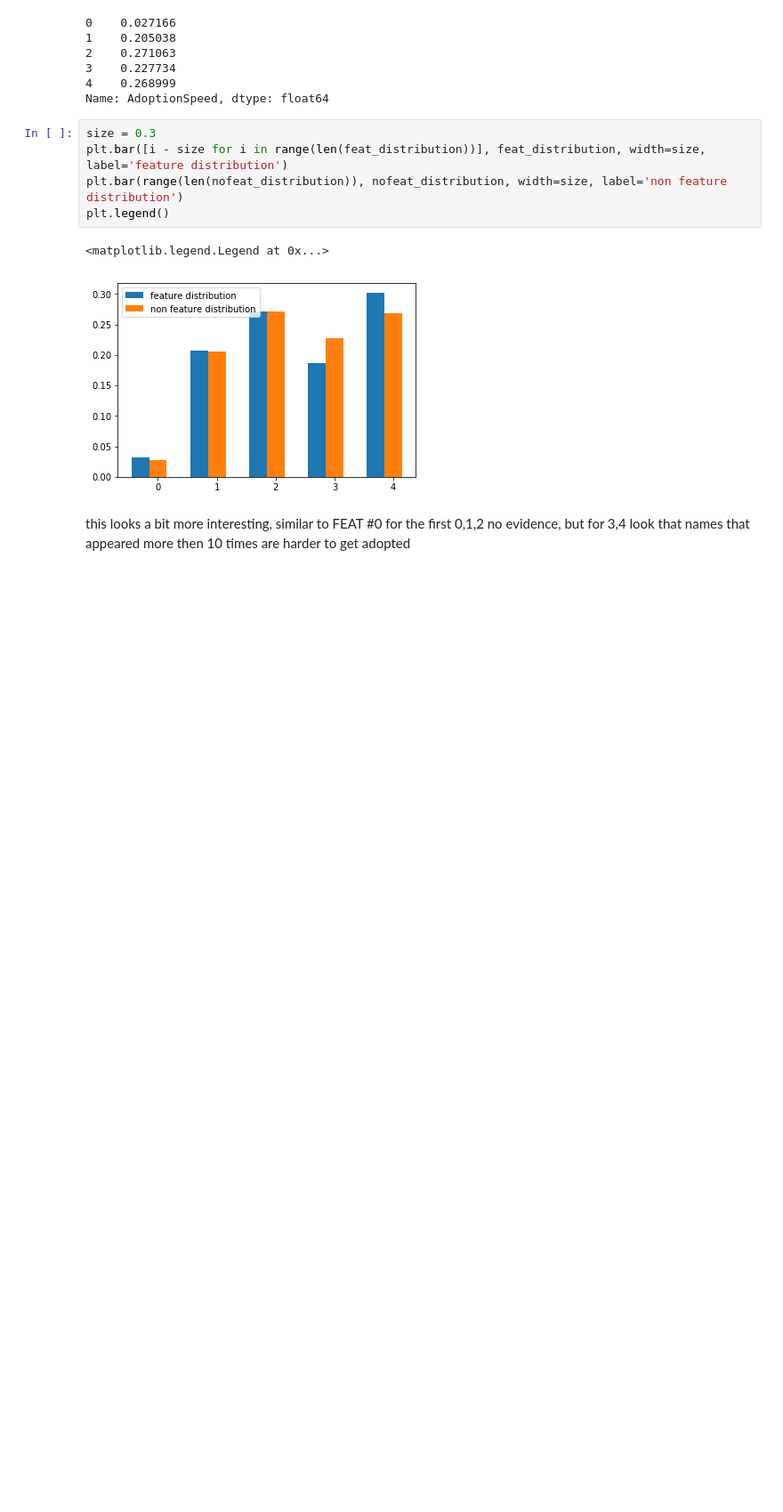
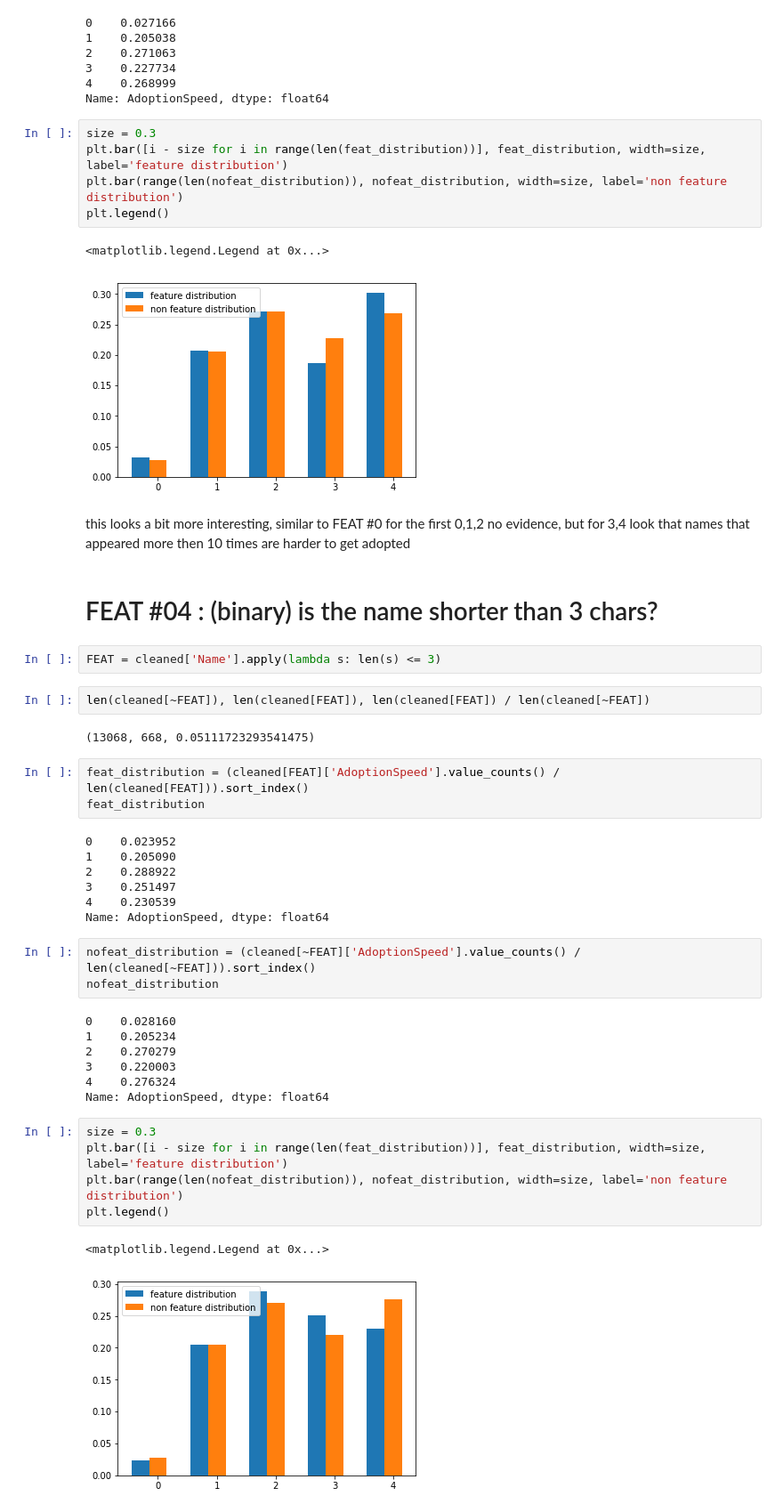
Before and after one commit to SolbiatiAlessandro/kaggle-pets, a Jupyter notebook: features-engineering/NAME_features.ipynb, the cells around one changed output. Shown at 89% size. Saved outputs shown, nothing was run; the diff lists cells and outputs as text; blank space fills up the shorter version.

```diff
--- a/features-engineering/NAME_features.ipynb
+++ b/features-engineering/NAME_features.ipynb
@@ -198,3 +198,39 @@ plt.legend()
 [figure]
 # %% [markdown]
 <p>this looks a bit more interesting, similar to FEAT #0 for the first 0,1,2 no evidence, but for 3,4 look that names that appeared more then 10 times are harder to get adopted</p>
+# %% [markdown]
+<h1>FEAT #04 : (binary) is the name shorter than 3 chars?
+# %%
+FEAT = cleaned['Name'].apply(lambda s: len(s) <= 3)
+# %%
+len(cleaned[~FEAT]), len(cleaned[FEAT]), len(cleaned[FEAT]) / len(cleaned[~FEAT])
+# %% [output]
+(13068, 668, 0.05111723293541475)
+# %%
+feat_distribution = (cleaned[FEAT]['AdoptionSpeed'].value_counts() / len(cleaned[FEAT])).sort_index()
+feat_distribution
+# %% [output]
+0    0.023952
+1    0.205090
+2    0.288922
+3    0.251497
+4    0.230539
+Name: AdoptionSpeed, dtype: float64
+# %%
+nofeat_distribution = (cleaned[~FEAT]['AdoptionSpeed'].value_counts() / len(cleaned[~FEAT])).sort_index()
+nofeat_distribution
+# %% [output]
+0    0.028160
+1    0.205234
+2    0.270279
+3    0.220003
+4    0.276324
+Name: AdoptionSpeed, dtype: float64
+# %%
+size = 0.3
+plt.bar([i - size for i in range(len(feat_distribution))], feat_distribution, width=size, label='feature distribution')
+plt.bar(range(len(nofeat_distribution)), nofeat_distribution, width=size, label='non feature distribution')
+plt.legend()
+# %% [output]
+<matplotlib.legend.Legend at 0x...>
+[figure, added]
```
